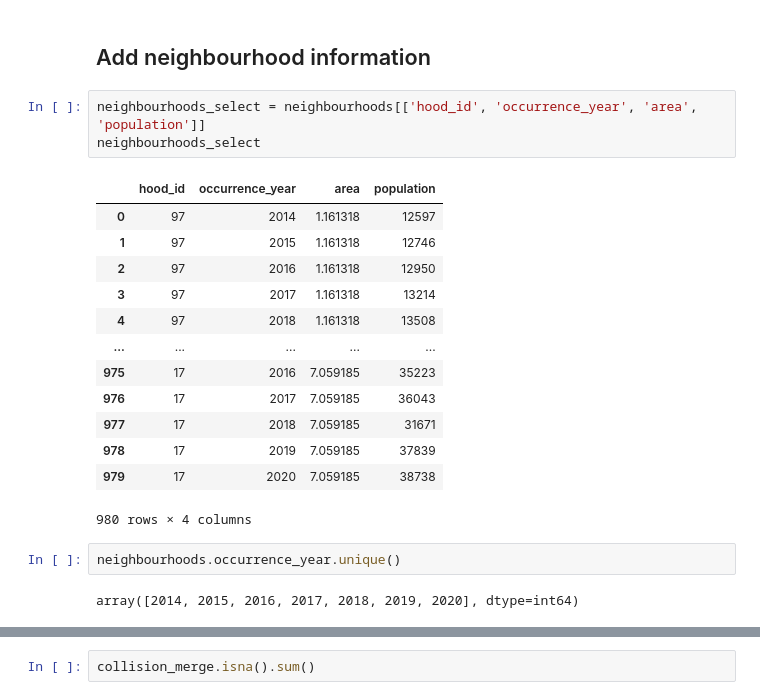
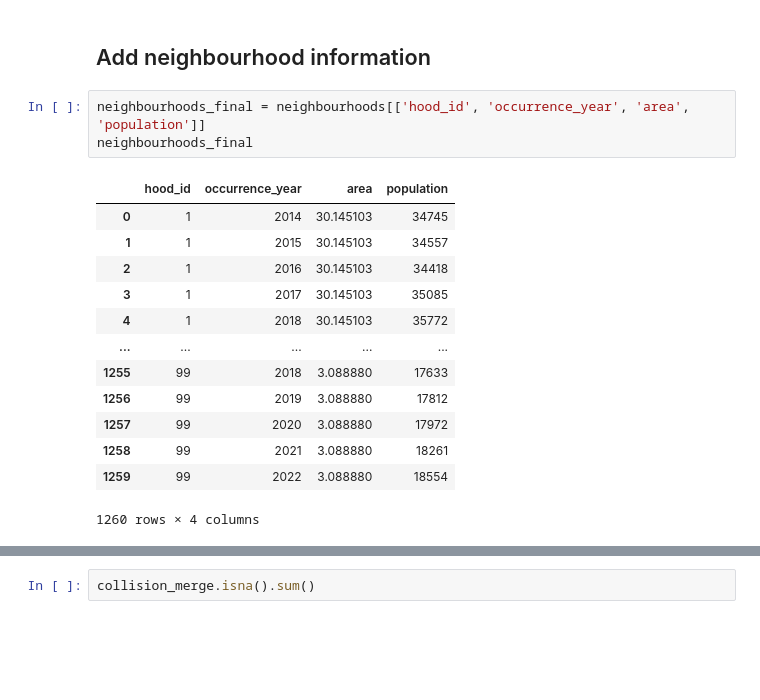
Before and after one commit to WillKWL/Project-TorontoApartment, a Jupyter notebook: source/1e- load traffic collsions.ipynb, the cells around one changed output, grey strips where cells are left out. Cells and saved outputs as stored; diff of their text form; blank space fills up the shorter version.

```diff
--- a/source/1e- load traffic collsions.ipynb
+++ b/source/1e- load traffic collsions.ipynb
@@ -605,23 +568,19 @@ array([2014, 2015, 2016, 2017, 2018, 2019, 2020, 2021], dtype=int64)
 # %% [markdown]
 ## Add neighbourhood information
 # %%
-neighbourhoods_select = neighbourhoods[['hood_id', 'occurrence_year', 'area', 'population']]
-neighbourhoods_select
+neighbourhoods_final = neighbourhoods[['hood_id', 'occurrence_year', 'area', 'population']]
+neighbourhoods_final
 # %% [output]
 |  | hood_id | occurrence_year | area | population |
-| 0 | 97 | 2014 | 1.161318 | 12597 |
-| 1 | 97 | 2015 | 1.161318 | 12746 |
-| 2 | 97 | 2016 | 1.161318 | 12950 |
-| 3 | 97 | 2017 | 1.161318 | 13214 |
-| 4 | 97 | 2018 | 1.161318 | 13508 |
+| 0 | 1 | 2014 | 30.145103 | 34745 |
+| 1 | 1 | 2015 | 30.145103 | 34557 |
+| 2 | 1 | 2016 | 30.145103 | 34418 |
+| 3 | 1 | 2017 | 30.145103 | 35085 |
+| 4 | 1 | 2018 | 30.145103 | 35772 |
 | ... | ... | ... | ... | ... |
-| 975 | 17 | 2016 | 7.059185 | 35223 |
-| 976 | 17 | 2017 | 7.059185 | 36043 |
-| 977 | 17 | 2018 | 7.059185 | 31671 |
-| 978 | 17 | 2019 | 7.059185 | 37839 |
-| 979 | 17 | 2020 | 7.059185 | 38738 |
+| 1255 | 99 | 2018 | 3.088880 | 17633 |
+| 1256 | 99 | 2019 | 3.088880 | 17812 |
+| 1257 | 99 | 2020 | 3.088880 | 17972 |
+| 1258 | 99 | 2021 | 3.088880 | 18261 |
+| 1259 | 99 | 2022 | 3.088880 | 18554 |
-980 rows × 4 columns
+1260 rows × 4 columns
-# %%
-neighbourhoods.occurrence_year.unique()
-# %% [output]
-array([2014, 2015, 2016, 2017, 2018, 2019, 2020], dtype=int64)
```
Also changed, not shown: parts of 40 cells of this notebook, 2 other files.
